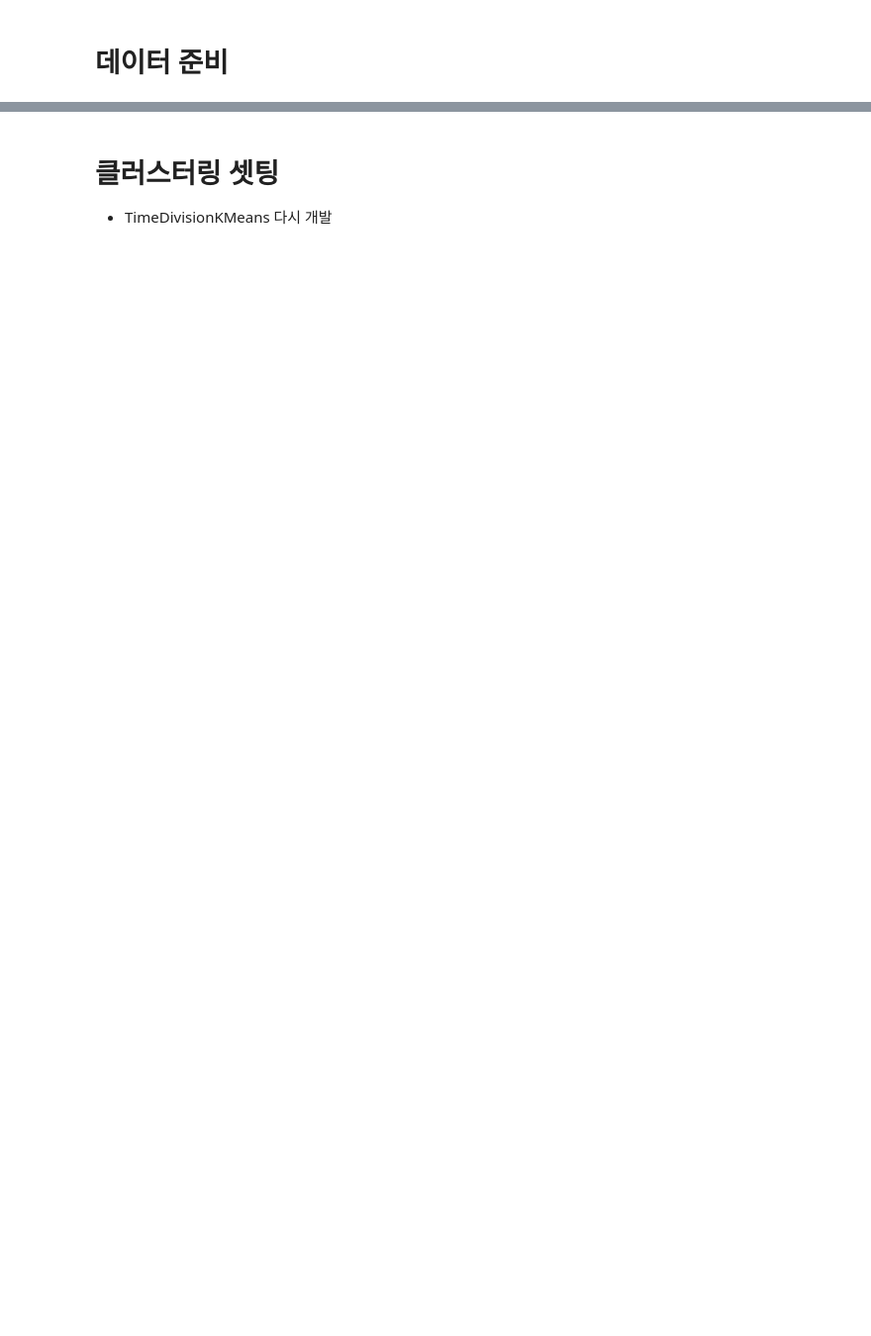
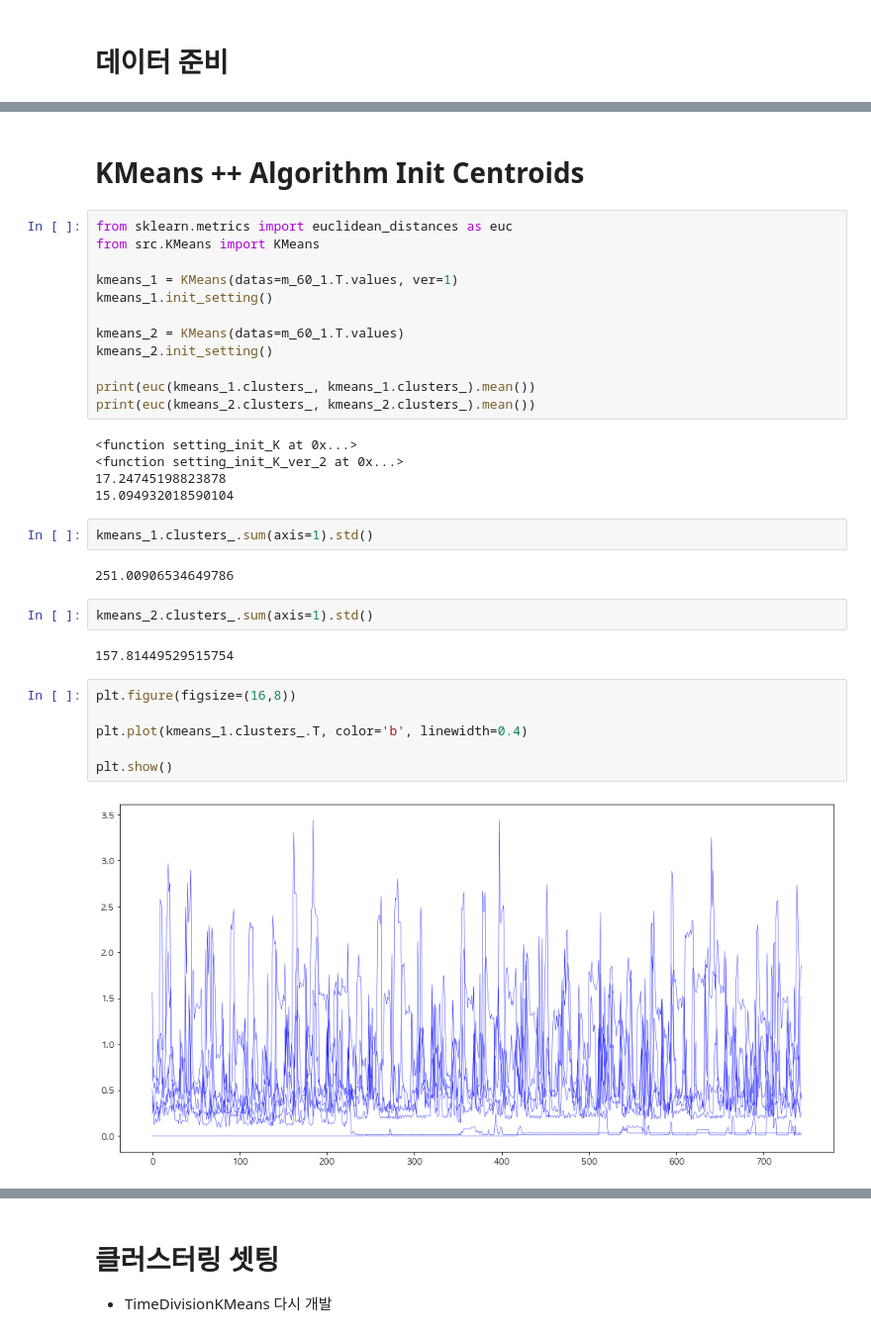
Before and after one commit to formegusto/distribution-public-fee, a Jupyter notebook: pt3.그룹별 (Pattern Based) 가격분배.ipynb, the cells around one changed output, grey strips where cells are left out. Shown at 99% size. Saved outputs shown, nothing was run; the diff lists cells and outputs as text; blank space fills up the shorter version.

Commit message:
euclidean distance problem ex

```diff
--- a/pt3.그룹별 (Pattern Based) 가격분배.ipynb
+++ b/pt3.그룹별 (Pattern Based) 가격분배.ipynb
@@ -74,0 +110,35 @@ m_60_1[m_60_1.columns[:5]].head()
+# %% [markdown]
+# KMeans ++ Algorithm Init Centroids
+# %%
+from sklearn.metrics import euclidean_distances as euc
+from src.KMeans import KMeans
+
+kmeans_1 = KMeans(datas=m_60_1.T.values, ver=1)
+kmeans_1.init_setting()
+
+kmeans_2 = KMeans(datas=m_60_1.T.values)
+kmeans_2.init_setting()
+
+print(euc(kmeans_1.clusters_, kmeans_1.clusters_).mean())
+print(euc(kmeans_2.clusters_, kmeans_2.clusters_).mean())
+# %% [output]
+<function setting_init_K at 0x...>
+<function setting_init_K_ver_2 at 0x...>
+17.24745198823878
+15.094932018590104
+# %%
+kmeans_1.clusters_.sum(axis=1).std()
+# %% [output]
+251.00906534649786
+# %%
+kmeans_2.clusters_.sum(axis=1).std()
+# %% [output]
+157.81449529515754
+# %%
+plt.figure(figsize=(16,8))
+
+plt.plot(kmeans_1.clusters_.T, color='b', linewidth=0.4)
+
+plt.show()
+# %% [output]
+[figure, added]
```
Also changed, not shown: parts of 12 cells of this notebook, 6 other files.
